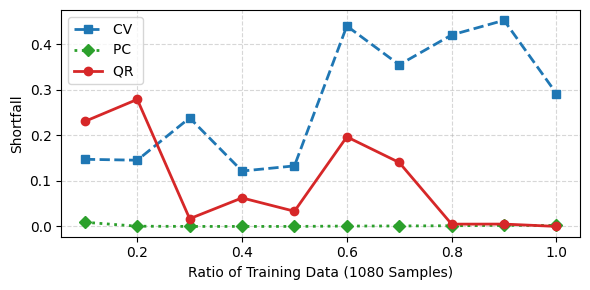
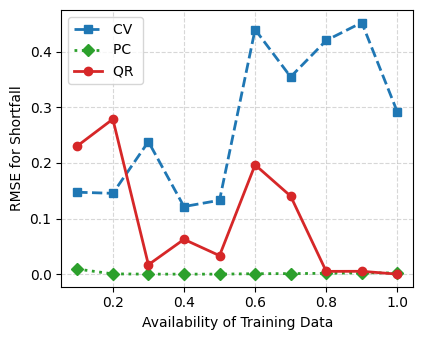
Code edit (unified diff) that turned the first committed figure into the second:
--- before
+++ after
@@ -12,5 +12,5 @@
 # Added 'conf' to this loop to get the aggregated Reliable Performance plot
 metrics = [
-    ('avg_shortfall', 'rmss_convergence', 'Shortfall'),
+    ('avg_shortfall', 'rmss_convergence', 'RMSE for Shortfall'),
     ('fitness', 'slof_convergence', 'Mean Fitness'),
     ('readiness', 'readiness_global', 'Readiness Score (F - Shortfall)')
@@ -19,5 +19,5 @@
 
 for col, name, ylabel in metrics:
-    fig, ax = plt.subplots(figsize=FIG_SIZE_SINGLE, facecolor='white')
+    fig, ax = plt.subplots(figsize=FIG_SIZE_DEFAULT, facecolor='white')
     plot_service_line(ax, df_global, col)
     ax.set_xlabel(f'Availability of Training Data')

Commit: format figures for paper